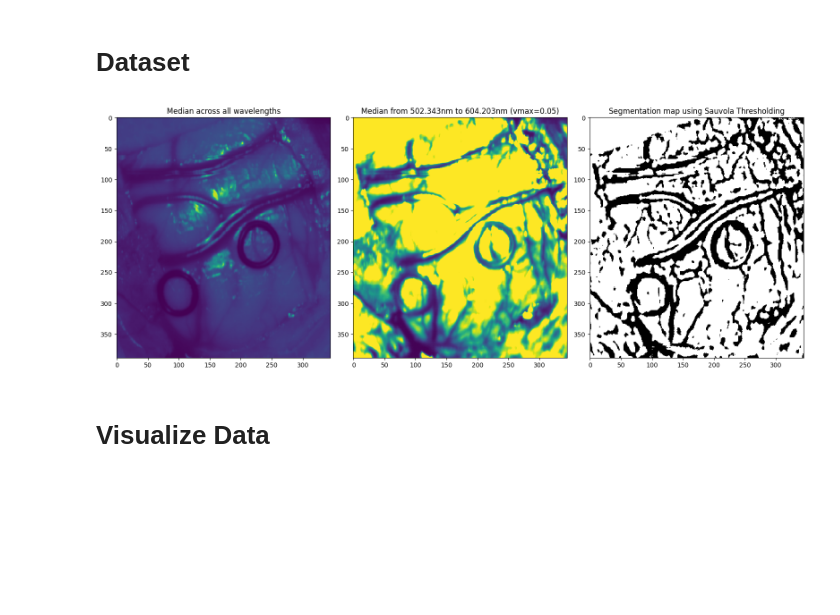
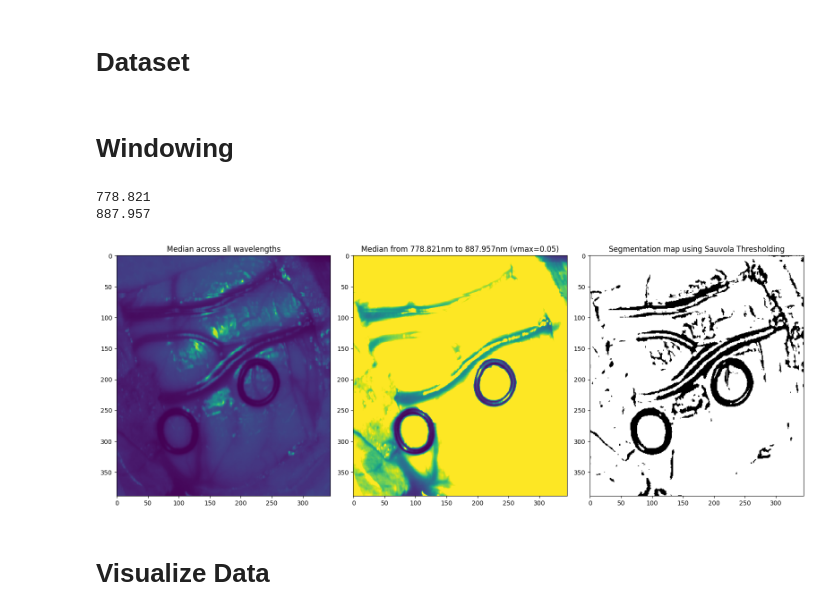
Before and after one commit to TimMachTUM/hsi-brain-segmentation, a Jupyter notebook: brain-segmentation.ipynb, the cells around one changed output. Drawn from its saved outputs; the diff is of its cells as text; code cells hidden in the pictures; blank space fills up the shorter version.

```diff
--- a/brain-segmentation.ipynb
+++ b/brain-segmentation.ipynb
@@ -30,6 +30,8 @@ testset = Subset(dataset, test_indices)
 trainloader = DataLoader(trainset, batch_size=2, shuffle=True)
 validationloader = DataLoader(valset, batch_size=2, shuffle=False)
 testloader = DataLoader(testset, batch_size=2, shuffle=False)
+# %% [markdown]
+# Windowing
 # %%
 #patient = "012-02"
 #patient = "025-02"
@@ -63,51 +65,53 @@ from spectral import open_image
 import matplotlib.cm as cm
 
 
-left=140
-right=280
+# left=140
+# right=280
 #left=200
 #right=201
-#left=520
-#right=670
+left=520
+right=670
 
 
 hdr_path = path+"/{}/raw.hdr".format(patient)
 img = open_image(hdr_path)
 wavelength = np.array(img.metadata['wavelength']).astype(float)
-# print(wavelength[left])
-# print(wavelength[right])
-# print(np.where((wavelength >= 750) & (wavelength <= 850)))
+print(wavelength[left])
+print(wavelength[right])
+# print(np.where((wavelength >= 700) & (wavelength <= 900)))
 
 white_path = path+"/{}/whiteReference.hdr".format(patient)
 white = open_image(white_path)
 white = white.load()
 
 dark_path = path+"/{}/darkReference.hdr".format(patient)
 
 dark = open_image(dark_path)
 dark = dark.load()
 
 white_full = np.tile(white, (img.shape[0],1,1))
 dark_full = np.tile(dark, (img.shape[0],1,1))
 
 img_normalized = ((img.load() - dark_full) / (white_full - dark_full))
 #img_normalized = ((img.load() - dark_full) / (white_full - dark_full))+0.1
 img_normalized[img_normalized <= 0] = 10**-2
 
 fig, axs = plt.subplots(nrows=1, ncols=3, figsize=(16, 8))
 axs[0].imshow(np.median(img_normalized,axis=2))
 axs[0].set_title("Median across all wavelengths")
 median_hb = (np.median(img_normalized[:,:,left:right],axis=2))
 median_hb_normalized = (median_hb - np.min(median_hb))/(np.max(median_hb) - np.min(median_hb))
 plt2 = axs[1].imshow(median_hb_normalized, vmax=0.05)
 axs[1].set_title("Median from " + str(wavelength[left]) + "nm to " + str(wavelength[right]) + "nm (vmax=0.05)")
 axs[2].imshow((median_hb_normalized > filters.threshold_sauvola(median_hb_normalized)), cmap='gray')
 axs[2].set_title("Segmentation map using Sauvola Thresholding")
 plt.tight_layout()
 #plt.savefig(plot_dir + "segm")
 #plt3 = axs[2].imshow((median_hb < 0.3)*median_hb)
 # %% [output]
+778.821
+887.957
-[figure, old version]
+[figure, new version]
 # %% [markdown]
 # Visualize Data
 # %%
```
Also changed, not shown: parts of 5 cells of this notebook, 3 other files.
